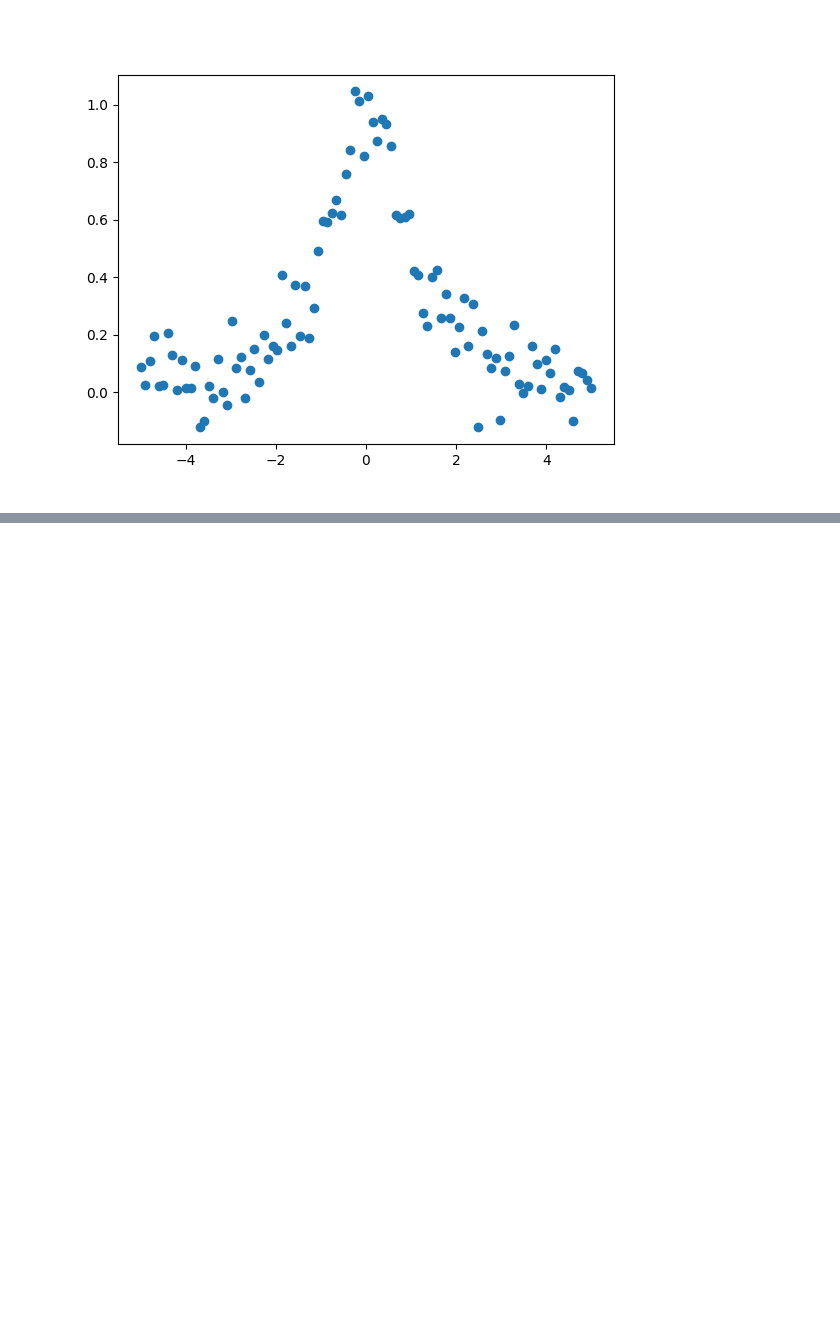
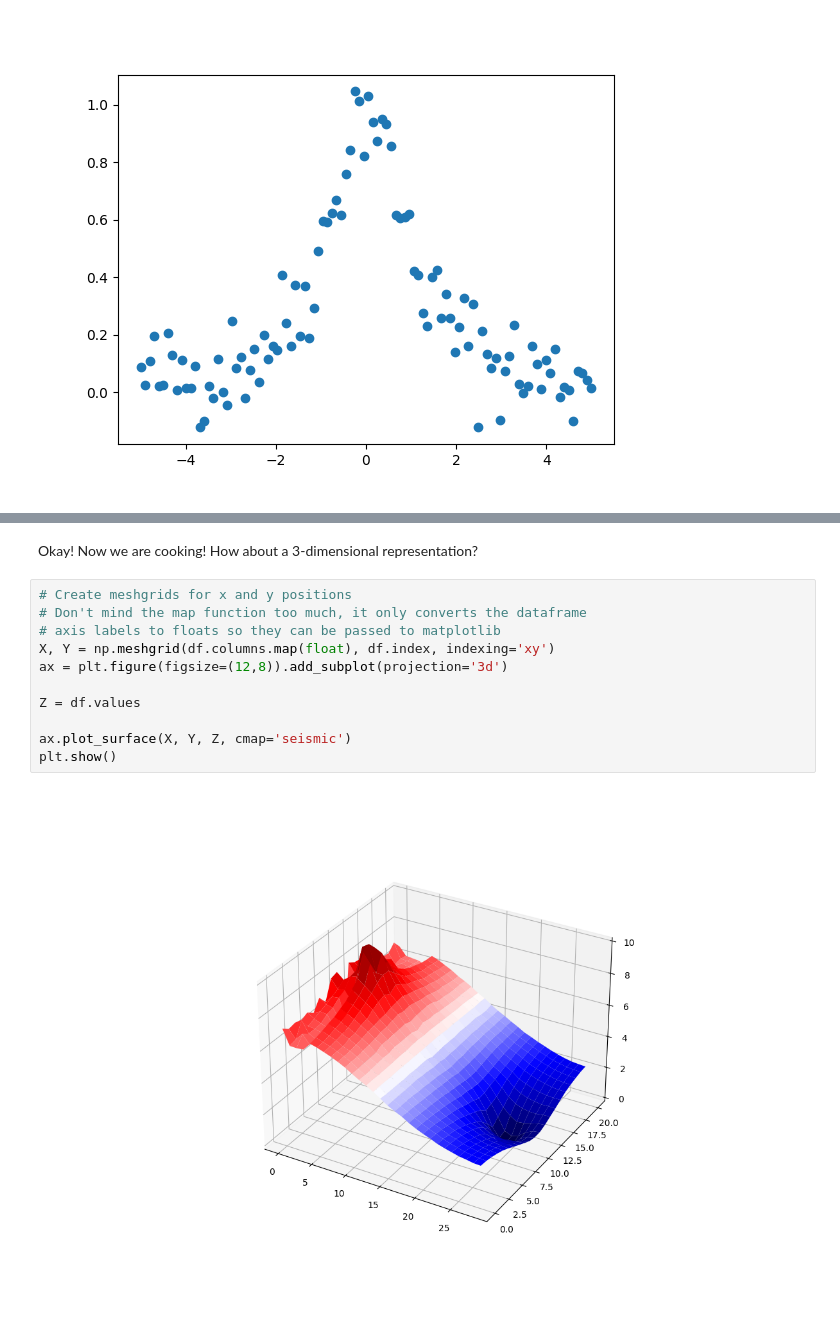
Before and after one commit to Jondesan/python_workshop, a Jupyter notebook: fft/workshop_notebook.ipynb, the cells around one changed output, grey strips where cells are left out. Saved outputs shown, nothing was run; the diff lists cells and outputs as text; blank space fills up the shorter version.

```diff
--- a/fft/workshop_notebook.ipynb
+++ b/fft/workshop_notebook.ipynb
@@ -191,0 +246,15 @@ plt.show()
+# %% [markdown]
+Okay! Now we are cooking! How about a 3-dimensional representation?
+# %%
+# Create meshgrids for x and y positions
+# Don't mind the map function too much, it only converts the dataframe
+# axis labels to floats so they can be passed to matplotlib
+X, Y = np.meshgrid(df.columns.map(float), df.index, indexing='xy')
+ax = plt.figure(figsize=(12,8)).add_subplot(projection='3d')
+
+Z = df.values
+
+ax.plot_surface(X, Y, Z, cmap='seismic')
+plt.show()
+# %% [output]
+[figure, added]
```
Also changed, not shown: parts of 9 cells of this notebook, 1 other file.
